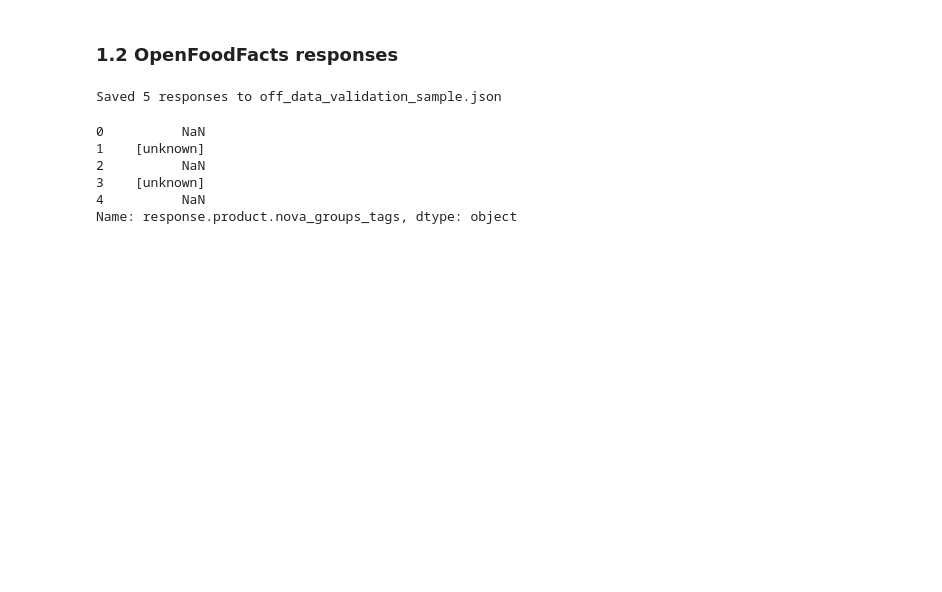
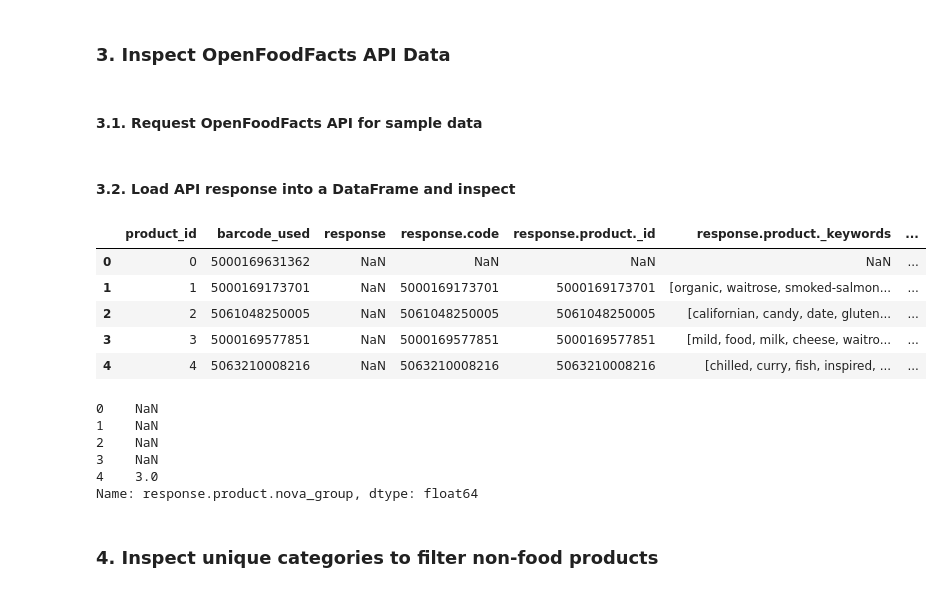
Before and after one commit to elimossmarks11/waitrose-scraper-api, a Jupyter notebook: data/enriched/Data_Validation.ipynb, the cells around one changed output. Saved outputs shown, nothing was run; the diff lists cells and outputs as text; code cells hidden in the pictures; blank space fills up the shorter version.

Commit message:
preliminary data validation complete, non-food items stored in excluded_categories.py

```diff
--- a/data/enriched/Data_Validation.ipynb
+++ b/data/enriched/Data_Validation.ipynb
@@ -24,0 +26,17 @@ df_mups.head()
+# %%
+# Count top-level categories (index 1 in food_type, after "Groceries")
+category_counts = Counter()
+path = Path("/files/problem-set-1-grayusan/data/scraped/products.jsonl")
+
+with path.open("r", encoding="utf-8") as f:
+    for line in f:
+        product = json.loads(line)
+        categories = product.get("food_type") or []
+        if len(categories) > 1:
+            category_counts[categories[1]["name"]] += 1
+
+print(f"Total products: {sum(category_counts.values())}")
+print(f"Number of categories: {len(category_counts)}\n")
+
+for category, count in category_counts.most_common():
+    print(f"{category}: {count}")
@@ -40,5 +73,7 @@ for product in df_waitrose['food_type']:
 # %% [markdown]
-### **1.2 OpenFoodFacts responses**
+### 3. Inspect OpenFoodFacts API Data
+# %% [markdown]
+#### 3.1. Request OpenFoodFacts API for sample data
 # %%
 openfoodfacts_responses = []
 
@@ -67,23 +102,32 @@ for idx, barcodes in tqdm_notebook(sample.items()):
     else:
         openfoodfacts_responses.extend(row_results)
 
-with open("/files/problem-set-1-grayusan/api/off_data_validation_sample.json", "w") as f:
+with open("/files/problem-set-1-grayusan/data/enriched/off_data_validation_sample.json", "w") as f:
     json.dump(openfoodfacts_responses, f, indent=2, ensure_ascii=False)
 print(f"Saved {len(openfoodfacts_responses)} responses to off_data_validation_sample.json")
-# %% [output]
-Saved 5 responses to off_data_validation_sample.json
+# %% [markdown]
+#### 3.2. Load API response into a DataFrame and inspect
 # %%
 with open('off_data_validation_sample.json', 'r') as f:
     api_data = json.load(f)
 # %%
 df_api = pd.json_normalize(api_data, meta=['response', 'product'])
-df_api.columns.to_list()
+df_api
+# %% [output]
+|  | product_id | barcode_used | response | response.code | response.product._id | response.product._keywords | ... |
+| 0 | 0 | 5000169631362 | NaN | NaN | NaN | NaN | ... |
+| 1 | 1 | 5000169173701 | NaN | 5000169173701 | 5000169173701 | [organic, waitrose, smoked-salmon... | ... |
+| 2 | 2 | 5061048250005 | NaN | 5061048250005 | 5061048250005 | [californian, candy, date, gluten... | ... |
+| 3 | 3 | 5000169577851 | NaN | 5000169577851 | 5000169577851 | [mild, food, milk, cheese, waitro... | ... |
+| 4 | 4 | 5063210008216 | NaN | 5063210008216 | 5063210008216 | [chilled, curry, fish, inspired, ... | ... |
 # %%
-df_api['response.product.nova_groups_tags']
+df_api['response.product.nova_group']
 # %% [output]
-0          NaN
-1    [unknown]
-2          NaN
-3    [unknown]
-4          NaN
-Name: response.product.nova_groups_tags, dtype: object
+0    NaN
+1    NaN
+2    NaN
+3    NaN
+4    3.0
+Name: response.product.nova_group, dtype: float64
+# %% [markdown]
+### 4. Inspect unique categories to filter non-food products
```
Also changed, not shown: parts of 11 cells of this notebook, 2 other files.
